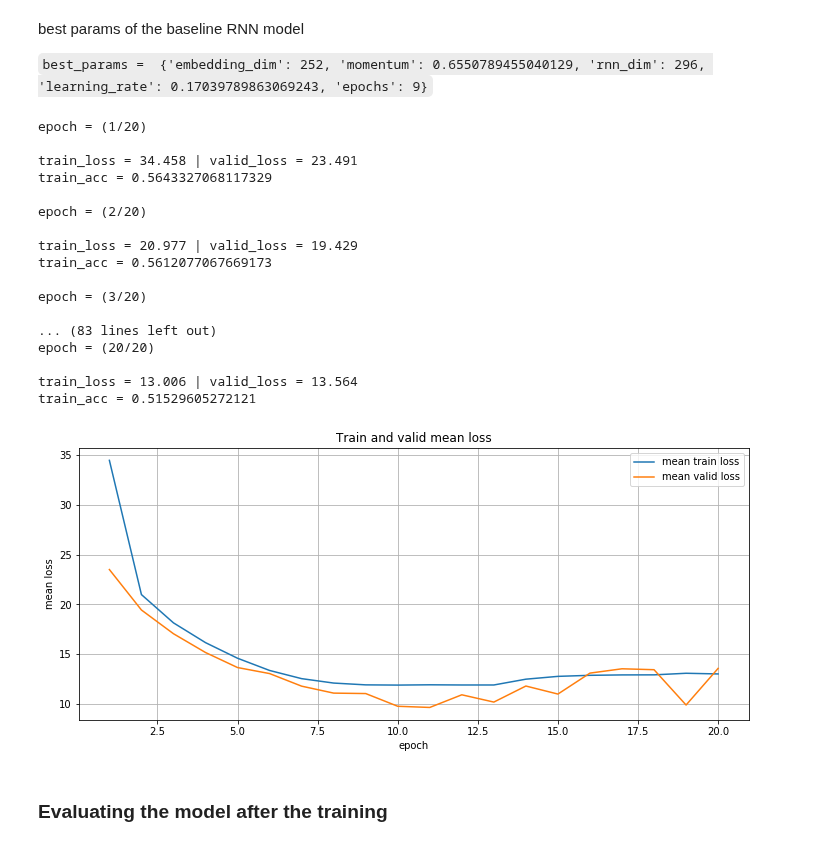
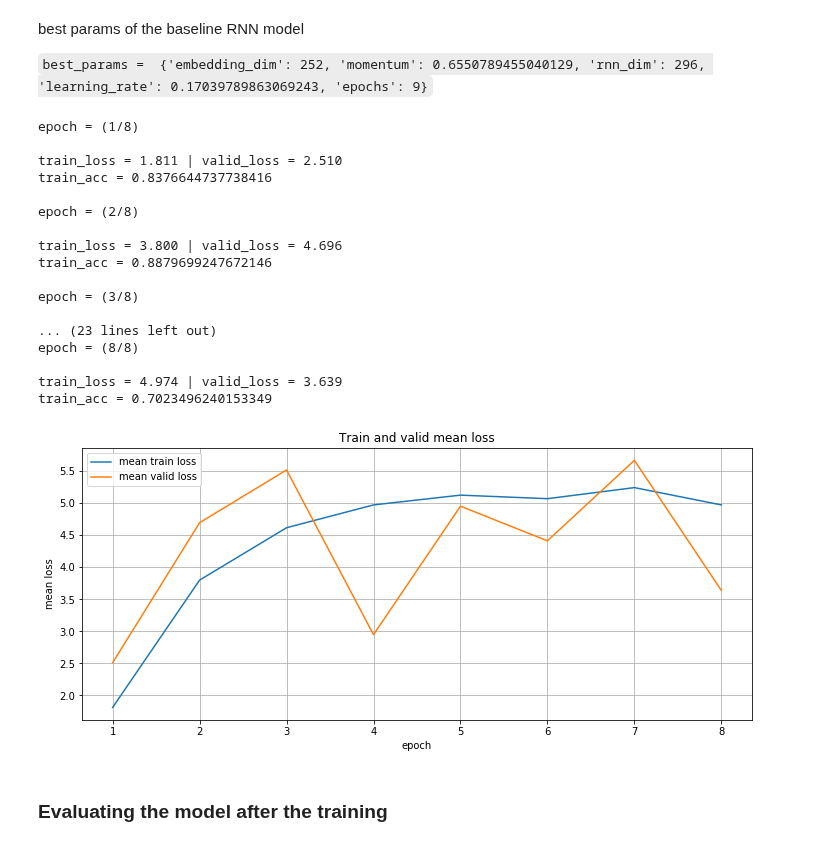
Before and after one commit to felipessalvatore/ContraQA, a Jupyter notebook: lab_add_arch_b2.ipynb, the cells around one changed output. Drawn from its saved outputs; the diff is of its cells as text; code cells hidden in the pictures.

Commit message:
add new version of the base model

```diff
--- a/lab_add_arch_b2.ipynb
+++ b/lab_add_arch_b2.ipynb
@@ -199,15 +199,22 @@ class AddRNN(nn.Module):
         return hidden
 
     def forward(self, s1, s2):
-        h = self.encode(s1)
-        self.ha = self.fcA(h)
-        self.hb = self.fcB(h)
-#         h_inf = self.ha + self.hb
-#         h_inf = self.ha * self.hb
-        h_inf = self.fc_inf(torch.cat([self.ha, self.hb], dim=1))
-        h_inf = h_inf.view((1, h_inf.shape[0], h_inf.shape[1]))
-        s2_enc = self.encode(s2, h_inf)
-        out = self.fc_out(s2_enc)
+        s1 = s1.view((s1.shape[1], s1.shape[0]))
+        s2 = s2.view((s2.shape[1], s2.shape[0]))
+        c = torch.cat([s1, s2], dim=1)
+        c = c.view((c.shape[1], c.shape[0]))
+        h = self.encode(c)
+        out = self.fc_out(h)
+
+#         h = self.encode(s1)
+#         self.ha = self.fcA(h)
+#         self.hb = self.fcB(h)
+# #         h_inf = self.ha + self.hb
+# #         h_inf = self.ha * self.hb
+#         h_inf = self.fc_inf(torch.cat([self.ha, self.hb], dim=1))
+#         h_inf = h_inf.view((1, h_inf.shape[0], h_inf.shape[1]))
+#         s2_enc = self.encode(s2, h_inf)
+#         out = self.fc_out(s2_enc)
         return out
 
     def predict(self, s1, s2):
@@ -313,10 +319,9 @@ def train_in_epoch(model,
         logits = model(s1, s2)
         ha = model.encode(and_A)
         hb = model.encode(and_B)
-        loss = criterionCE(logits,labels) + torch.sqrt(criterionL1(ha, model.ha) + criterionL1(hb, model.hb))
+        loss = criterionCE(logits,labels)
+#         loss = criterionCE(logits,labels) + torch.sqrt(criterionL1(ha, model.ha) + criterionL1(hb, model.hb))
 #         loss = criterionCE(logits,labels)**2 + torch.sqrt(criterionL1(ha, model.ha) + criterionL1(hb, model.hb))
-
-#         loss = criterionCE(logits,labels)
 #         loss = criterionCE(logits,labels) + criterionL1(ha, model.ha) + criterionL1(hb, model.hb)
 
         loss.backward()
@@ -379,12 +384,11 @@ def get_valid_loss(model,
     logits = model(s1, s2)
     ha = model.encode(and_A)
     hb = model.encode(and_B)
-    loss = criterionCE(logits,labels) + torch.sqrt(criterionL1(ha, model.ha) + criterionL1(hb, model.hb))
+#     loss = criterionCE(logits,labels) + torch.sqrt(criterionL1(ha, model.ha) + criterionL1(hb, model.hb))
 #     loss = criterionCE(logits,labels)**2 + torch.sqrt(criterionL1(ha, model.ha) + criterionL1(hb, model.hb))
-
 #     loss = criterionCE(logits,labels) + criterionL1(ha, model.ha) + criterionL1(hb, model.hb)
 
-#     loss = criterionCE(logits,labels)
+    loss = criterionCE(logits,labels)
     return loss.item()
 # %% [markdown]
 ### testing
@@ -485,37 +489,37 @@ best params of the baseline RNN model
 `best_params =  {'embedding_dim': 252, 'momentum': 0.6550789455040129, 'rnn_dim': 296, 'learning_rate': 0.17039789863069243, 'epochs': 9}`
 # %%
 config = RNNConfig(vocab_size=len(TEXT.vocab),
-                   rnn_dim=233,
+                   rnn_dim=296,
                    embedding_dim=252,
-                   learning_rate=0.01668,
-                   momentum=0.27,
-                   epochs=20)
+                   learning_rate=0.470,
+                   momentum=0.655,
+                   epochs=8)
 
 model = AddRNN(config)
 
 training_loop_text_classification(model=model,
                                   config=config,
                                   dataholder=b_data,
                                   model_path="temp.pkl")
 # %% [output]
-epoch = (1/20)
+epoch = (1/8)
 
-train_loss = 34.458 | valid_loss = 23.491
-train_acc = 0.5643327068117329
+train_loss = 1.811 | valid_loss = 2.510
+train_acc = 0.8376644737738416
 
-epoch = (2/20)
+epoch = (2/8)
 
-train_loss = 20.977 | valid_loss = 19.429
-train_acc = 0.5612077067669173
+train_loss = 3.800 | valid_loss = 4.696
+train_acc = 0.8879699247672146
 
-epoch = (3/20)
+epoch = (3/8)
 
-... (83 lines left out)
-epoch = (20/20)
+... (23 lines left out)
+epoch = (8/8)
 
-train_loss = 13.006 | valid_loss = 13.564
-train_acc = 0.51529605272121
+train_loss = 4.974 | valid_loss = 3.639
+train_acc = 0.7023496240153349
-[figure, old version]
+[figure, new version]
 # %% [markdown]
 ### Evaluating the model after the training
 # %%
```
Also changed, not shown: parts of 15 cells of this notebook.
